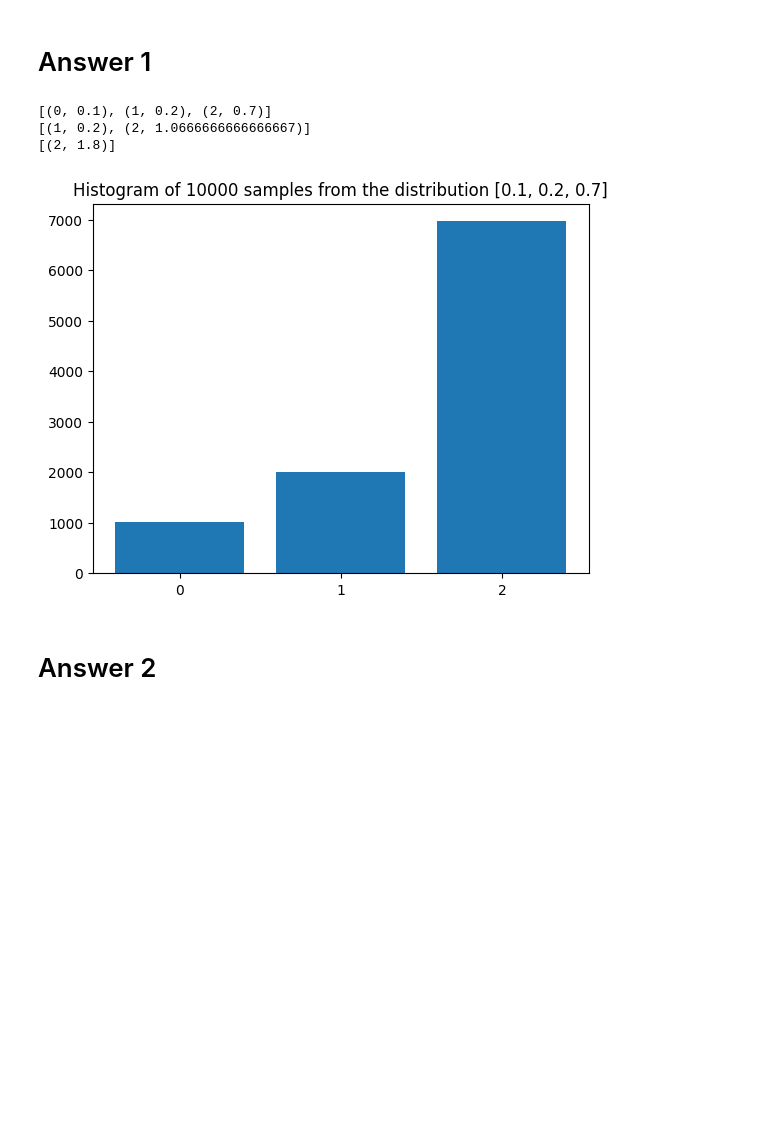
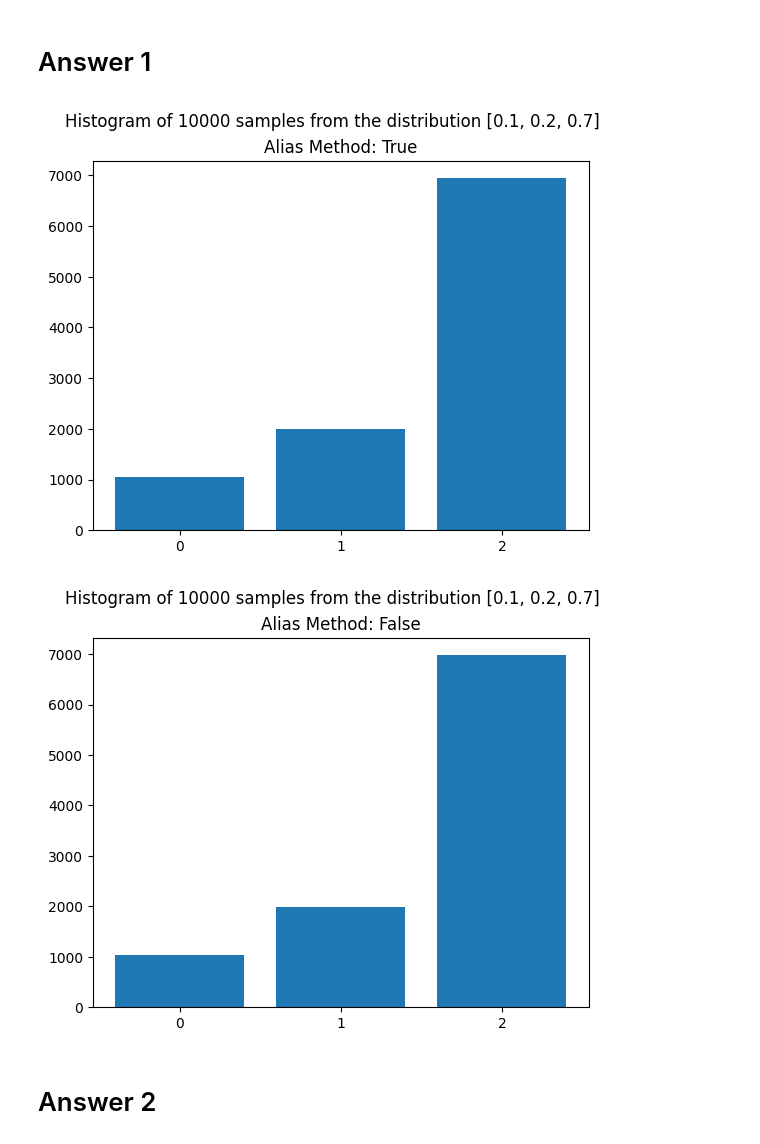
Before and after one commit to tglanz/bsc, a Jupyter notebook: 2024b-22961/mmn12/mmn12.ipynb, the cells around one changed output. Cells and saved outputs as stored; diff of their text form; code cells hidden in the pictures; blank space fills up the shorter version.

```diff
--- a/2024b-22961/mmn12/mmn12.ipynb
+++ b/2024b-22961/mmn12/mmn12.ipynb
@@ -96,20 +108,23 @@ def my_sampler(size: Sequence[int], dist: List[float], requires_grad: bool = Fal
 # %%
 def sample_and_plot_histogram(n: int, dist: List[float]):
     m = len(dist)
-    tensor = my_sampler((n, ), dist)
-    plt.figure()
-    plt.bar(x=range(m), height=tensor.histc(m))
-    plt.title(f"Histogram of {n} samples from the distribution {dist}")
-    plt.xticks(range(m))
+
+    # Plot a histogram of the given distribution `dist`
+    # once using the alias method, once without using it
+    for use_alias_method in [True, False]:
+        tensor = my_sampler((n, ), dist, use_alias_method)
+        plt.figure()
+        plt.bar(x=range(m), height=tensor.histc(m))
+        plt.suptitle(f"Histogram of {n} samples from the distribution {dist}")
+        plt.title(f"Alias Method: {use_alias_method}")
+        plt.xticks(range(m))
 
     plt.show()
 
 sample_and_plot_histogram(10_000, [0.1, 0.2, 0.7])
 # %% [output]
-[(0, 0.1), (1, 0.2), (2, 0.7)]
-[(1, 0.2), (2, 1.0666666666666667)]
-[(2, 1.8)]
-[figure, old version]
+[figure, new version]
+[figure, added]
 # %% [markdown]
 # Answer 2
 # %%
```
Also changed, not shown: parts of 3 cells of this notebook.
